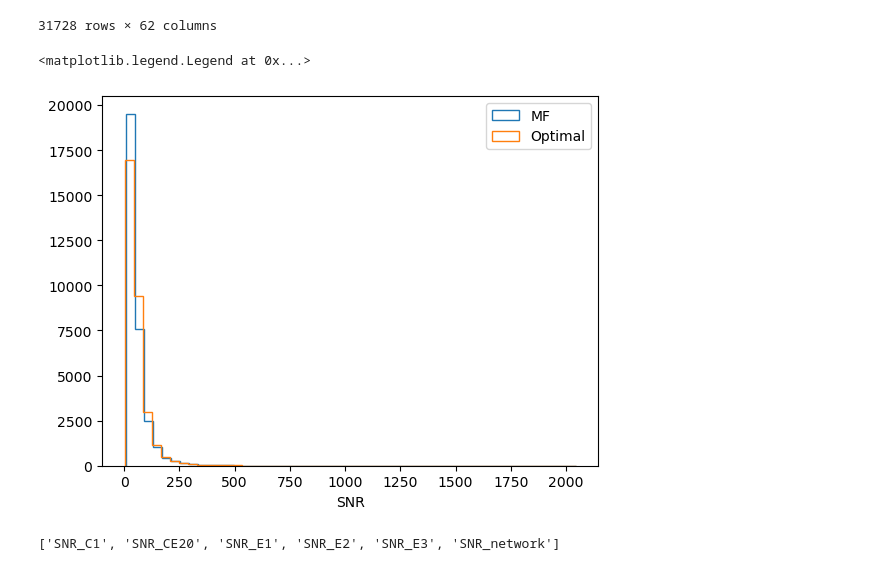
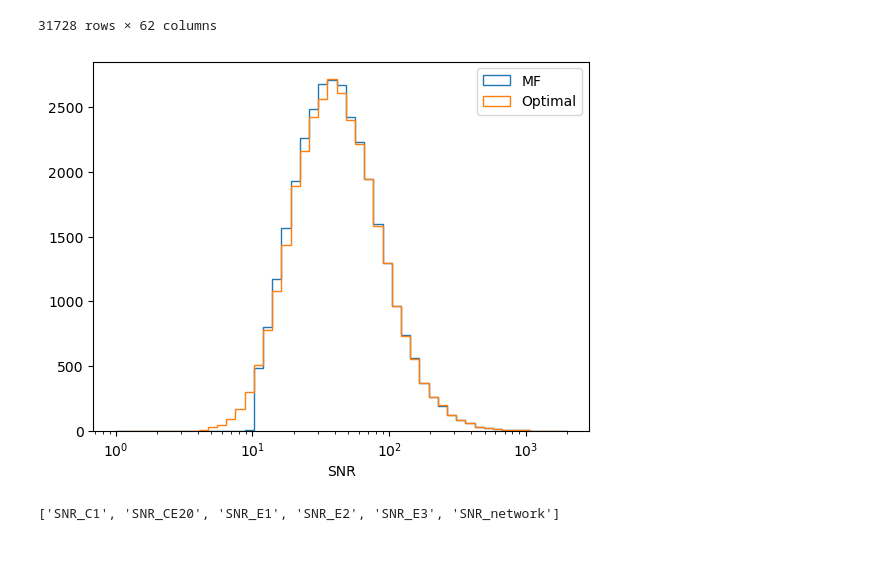
Before and after one commit to divyajyoti09/next_gen_detect, a Jupyter notebook: A-sharp_z_peak_mapping/gwbench_err_calc.ipynb, the cells around one changed output. Saved outputs shown, nothing was run; the diff lists cells and outputs as text; code cells hidden in the pictures.

```diff
--- a/A-sharp_z_peak_mapping/gwbench_err_calc.ipynb
+++ b/A-sharp_z_peak_mapping/gwbench_err_calc.ipynb
@@ -118,13 +118,13 @@ def get_detected_SNRs(data_dict, ifo_threshold=5, network_threshold=12,
     else:
         return(detected_events_df)
 # %%
-plt.hist(inj_data['results']['SNR_mf_network'], bins=50, histtype=u'step', label='MF');
-plt.hist(inj_data['results']['SNR_network'], bins=50, histtype=u'step', label='Optimal');
+plt.hist(inj_data['results']['SNR_mf_network'], bins=np.logspace(0,3.3,50), histtype=u'step', label='MF');
+plt.hist(inj_data['results']['SNR_network'], bins=np.logspace(0,3.3,50), histtype=u'step', label='Optimal');
 plt.xlabel('SNR')
 plt.legend()
+plt.xscale('log')
 # %% [output]
-<matplotlib.legend.Legend at 0x...>
-[figure, old version]
+[figure, new version]
 # %%
 inj_data['detected_mf'] = get_detected_SNRs(inj_data['results'], method='two-detector')
 # %% [output]
```
Also changed, not shown: parts of 8 cells of this notebook, 4 other files.
